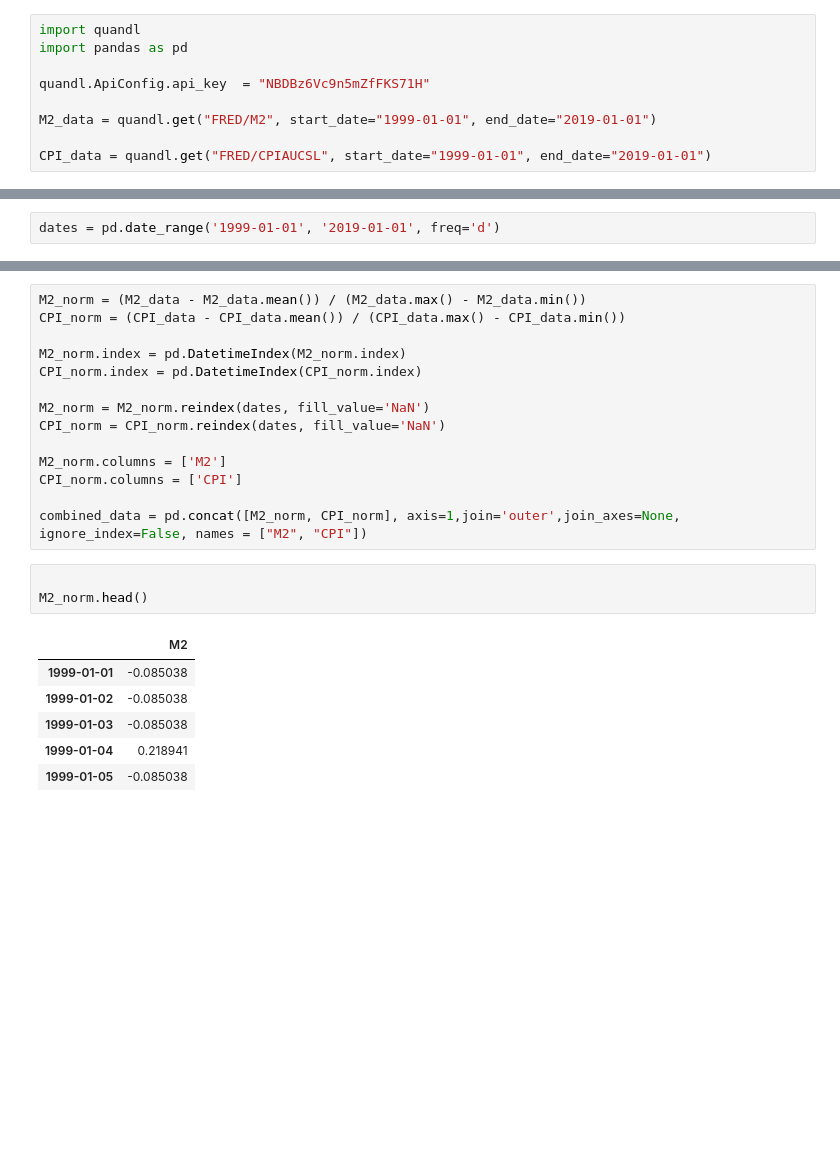
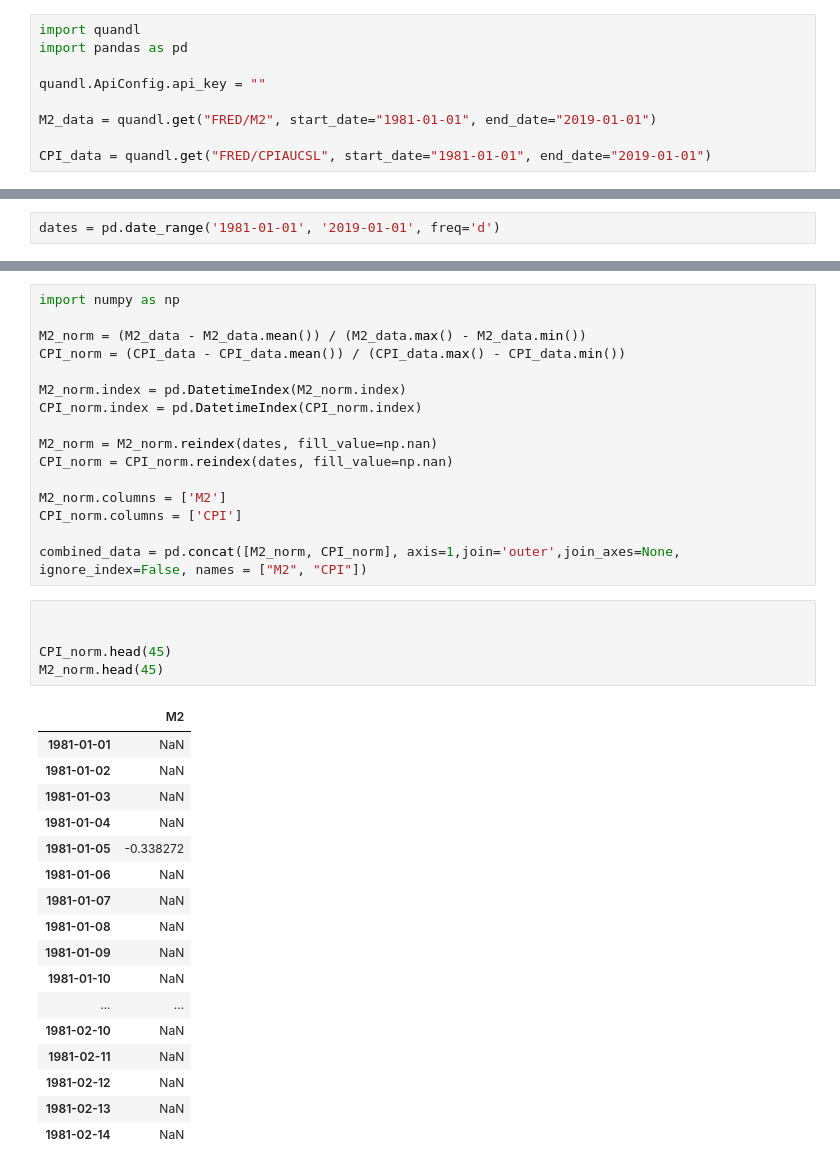
Before and after one commit to mhugman/RiceProj, a Jupyter notebook: notebooks/QuandlQuantity.ipynb, the cells around one changed output, grey strips where cells are left out. Drawn from its saved outputs; the diff is of its cells as text; blank space fills up the shorter version.

```diff
--- a/notebooks/QuandlQuantity.ipynb
+++ b/notebooks/QuandlQuantity.ipynb
@@ -2,11 +2,11 @@
 import quandl
 import pandas as pd
 
-quandl.ApiConfig.api_key  = "NBDBz6Vc9n5mZfFKS71H"
+quandl.ApiConfig.api_key = ""
 
-M2_data = quandl.get("FRED/M2", start_date="1999-01-01", end_date="2019-01-01")
+M2_data = quandl.get("FRED/M2", start_date="1981-01-01", end_date="2019-01-01")
 
-CPI_data = quandl.get("FRED/CPIAUCSL", start_date="1999-01-01", end_date="2019-01-01")
+CPI_data = quandl.get("FRED/CPIAUCSL", start_date="1981-01-01", end_date="2019-01-01")
 # %%
 M2_data.head()
 # %% [output]
@@ -62,5 +62,5 @@ CPI_data.head()
 # %%
-dates = pd.date_range('1999-01-01', '2019-01-01', freq='d')
+dates = pd.date_range('1981-01-01', '2019-01-01', freq='d')
 # %%
 dates
 # %% [output]
@@ -75,12 +75,14 @@ DatetimeIndex(['1999-01-01', '1999-01-02', '1999-01-03', '1999-01-04',
 # %%
+import numpy as np
+
 M2_norm = (M2_data - M2_data.mean()) / (M2_data.max() - M2_data.min())
 CPI_norm = (CPI_data - CPI_data.mean()) / (CPI_data.max() - CPI_data.min())
 
 M2_norm.index = pd.DatetimeIndex(M2_norm.index)
 CPI_norm.index = pd.DatetimeIndex(CPI_norm.index)
 
-M2_norm = M2_norm.reindex(dates, fill_value='NaN')
-CPI_norm = CPI_norm.reindex(dates, fill_value='NaN')
+M2_norm = M2_norm.reindex(dates, fill_value=np.nan)
+CPI_norm = CPI_norm.reindex(dates, fill_value=np.nan)
 
 M2_norm.columns = ['M2']
 CPI_norm.columns = ['CPI']
@@ -89,12 +91,25 @@ combined_data = pd.concat([M2_norm, CPI_norm], axis=1,join='outer',join_axes=Non
 ignore_index=False, names = ["M2", "CPI"])
 # %%
 
-M2_norm.head()
+
+CPI_norm.head(45)
+M2_norm.head(45)
 # %% [output]
 |  | M2 |
-| 1999-01-01 | -0.085038 |
-| 1999-01-02 | -0.085038 |
-| 1999-01-03 | -0.085038 |
-| 1999-01-04 | 0.218941 |
-| 1999-01-05 | -0.085038 |
+| 1981-01-01 | NaN |
+| 1981-01-02 | NaN |
+| 1981-01-03 | NaN |
+| 1981-01-04 | NaN |
+| 1981-01-05 | -0.338272 |
+| 1981-01-06 | NaN |
+| 1981-01-07 | NaN |
+| 1981-01-08 | NaN |
+| 1981-01-09 | NaN |
+| 1981-01-10 | NaN |
+| ... | ... |
+| 1981-02-10 | NaN |
+| 1981-02-11 | NaN |
+| 1981-02-12 | NaN |
+| 1981-02-13 | NaN |
+| 1981-02-14 | NaN |
 # %%
```
Also changed, not shown: parts of 11 cells of this notebook, 1 other file.
